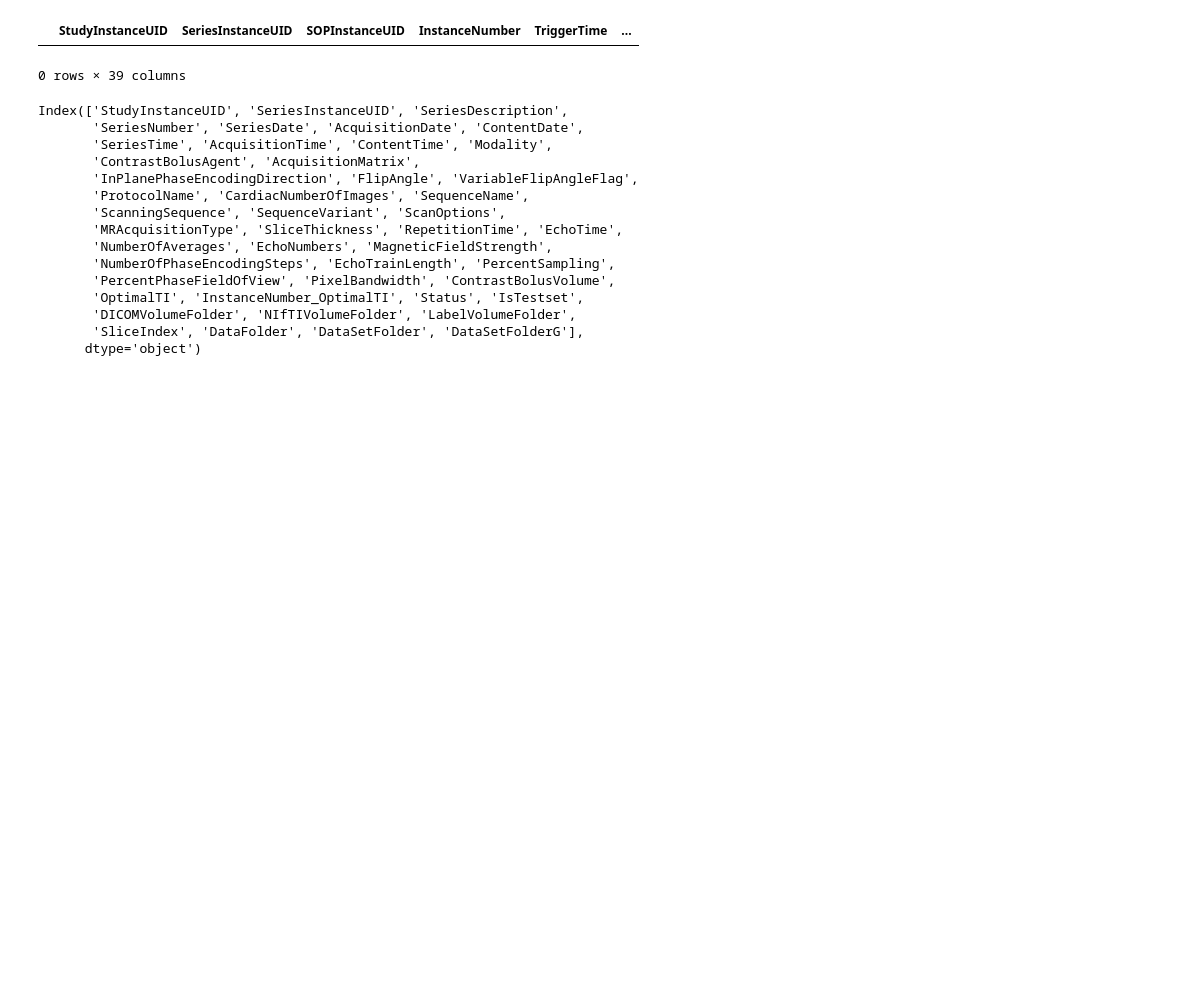
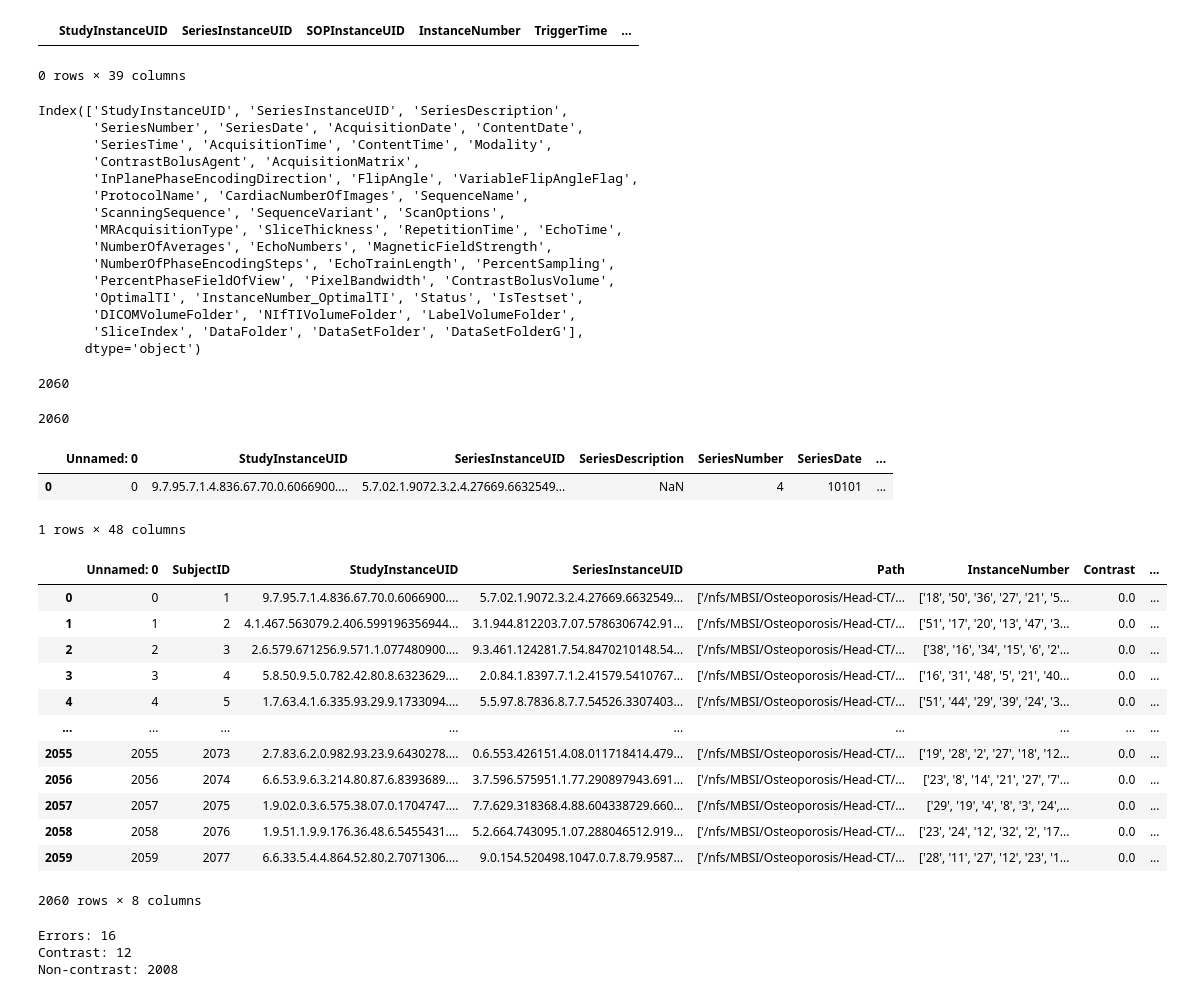
Before and after one commit to Nishantppanchal/DeepContrast-osteoporosis-ct, a Jupyter notebook: Contrast_checker.ipynb, the cells around one changed output. Cells and saved outputs as stored; diff of their text form; code cells hidden in the pictures; blank space fills up the shorter version.

```diff
--- a/Contrast_checker.ipynb
+++ b/Contrast_checker.ipynb
@@ -45,11 +70,11 @@ Index(['StudyInstanceUID', 'SeriesInstanceUID', 'SeriesDescription',
        'DICOMVolumeFolder', 'NIfTIVolumeFolder', 'LabelVolumeFolder',
        'SliceIndex', 'DataFolder', 'DataSetFolder', 'DataSetFolderG'],
       dtype='object')
+# %%
+print(len(BMD_tbl_Subject_df.index))
+# %% [output]
+2060
 # %%
-class HeadCTData:
-    def __init__(self, db_dir) -> None:
-        connection = sqlite3.connect(db_dir)
-
-        self.BMD_tbl_Image_df = pd.read_sql_query("SELECT * FROM BMD_tbl_Image", connection)
-        self.BMD_tbl_Subject_df = pd.read_sql_query("SELECT * FROM BMD_tbl_Subject", connection)
-        self.BMD_tbl_Test_df = pd.read_sql_query("SELECT * FROM BMD_tbl_Test", connection)
+print(len(BMD_tbl_Test_df.index))
+# %% [output]
+2060
@@ -55,0 +83,7 @@ class HeadCTData:
+# %%
+import numpy as np
+results_df[~results_df["Contrast"].isna()]
+# %% [output]
+|  | Unnamed: 0 | StudyInstanceUID | SeriesInstanceUID | SeriesDescription | SeriesNumber | SeriesDate | ... |
+| 0 | 0 | 9.7.95.7.1.4.836.67.70.0.6066900.... | 5.7.02.1.9072.3.2.4.27669.6632549... | NaN | 4 | 10101 | ... |
+1 rows × 48 columns
@@ -55,0 +92,23 @@ class HeadCTData:
+# %%
+predictions_df = pd.read_csv("test_df_with_contrast.csv")
+predictions_df
+# %% [output]
+|  | Unnamed: 0 | SubjectID | StudyInstanceUID | SeriesInstanceUID | Path | InstanceNumber | Contrast | ... |
+| 0 | 0 | 1 | 9.7.95.7.1.4.836.67.70.0.6066900.... | 5.7.02.1.9072.3.2.4.27669.6632549... | ['/nfs/MBSI/Osteoporosis/Head-CT/... | ['18', '50', '36', '27', '21', '5... | 0.0 | ... |
+| 1 | 1 | 2 | 4.1.467.563079.2.406.599196356944... | 3.1.944.812203.7.07.5786306742.91... | ['/nfs/MBSI/Osteoporosis/Head-CT/... | ['51', '17', '20', '13', '47', '3... | 0.0 | ... |
+| 2 | 2 | 3 | 2.6.579.671256.9.571.1.077480900.... | 9.3.461.124281.7.54.8470210148.54... | ['/nfs/MBSI/Osteoporosis/Head-CT/... | ['38', '16', '34', '15', '6', '2'... | 0.0 | ... |
+| 3 | 3 | 4 | 5.8.50.9.5.0.782.42.80.8.6323629.... | 2.0.84.1.8397.7.1.2.41579.5410767... | ['/nfs/MBSI/Osteoporosis/Head-CT/... | ['16', '31', '48', '5', '21', '40... | 0.0 | ... |
+| 4 | 4 | 5 | 1.7.63.4.1.6.335.93.29.9.1733094.... | 5.5.97.8.7836.8.7.7.54526.3307403... | ['/nfs/MBSI/Osteoporosis/Head-CT/... | ['51', '44', '29', '39', '24', '3... | 0.0 | ... |
+| ... | ... | ... | ... | ... | ... | ... | ... | ... |
+| 2055 | 2055 | 2073 | 2.7.83.6.2.0.982.93.23.9.6430278.... | 0.6.553.426151.4.08.011718414.479... | ['/nfs/MBSI/Osteoporosis/Head-CT/... | ['19', '28', '2', '27', '18', '12... | 0.0 | ... |
+| 2056 | 2056 | 2074 | 6.6.53.9.6.3.214.80.87.6.8393689.... | 3.7.596.575951.1.77.290897943.691... | ['/nfs/MBSI/Osteoporosis/Head-CT/... | ['23', '8', '14', '21', '27', '7'... | 0.0 | ... |
+| 2057 | 2057 | 2075 | 1.9.02.0.3.6.575.38.07.0.1704747.... | 7.7.629.318368.4.88.604338729.660... | ['/nfs/MBSI/Osteoporosis/Head-CT/... | ['29', '19', '4', '8', '3', '24',... | 0.0 | ... |
+| 2058 | 2058 | 2076 | 1.9.51.1.9.9.176.36.48.6.5455431.... | 5.2.664.743095.1.07.288046512.919... | ['/nfs/MBSI/Osteoporosis/Head-CT/... | ['23', '24', '12', '32', '2', '17... | 0.0 | ... |
+| 2059 | 2059 | 2077 | 6.6.33.5.4.4.864.52.80.2.7071306.... | 9.0.154.520498.1047.0.7.8.79.9587... | ['/nfs/MBSI/Osteoporosis/Head-CT/... | ['28', '11', '27', '12', '23', '1... | 0.0 | ... |
+2060 rows × 8 columns
+# %%
+print(f"Errors: {len(predictions_df[predictions_df['Contrast'] == -1].index)}\nContrast: {len(predictions_df[predictions_df['Contrast'] == 1].index)}\nNon-contrast: {len(predictions_df[predictions_df['Contrast'] == 0].index)}")
+# %% [output]
+Errors: 16
+Contrast: 12
+Non-contrast: 2008
```
Also changed, not shown: parts of 12 cells of this notebook, 9 other files.
